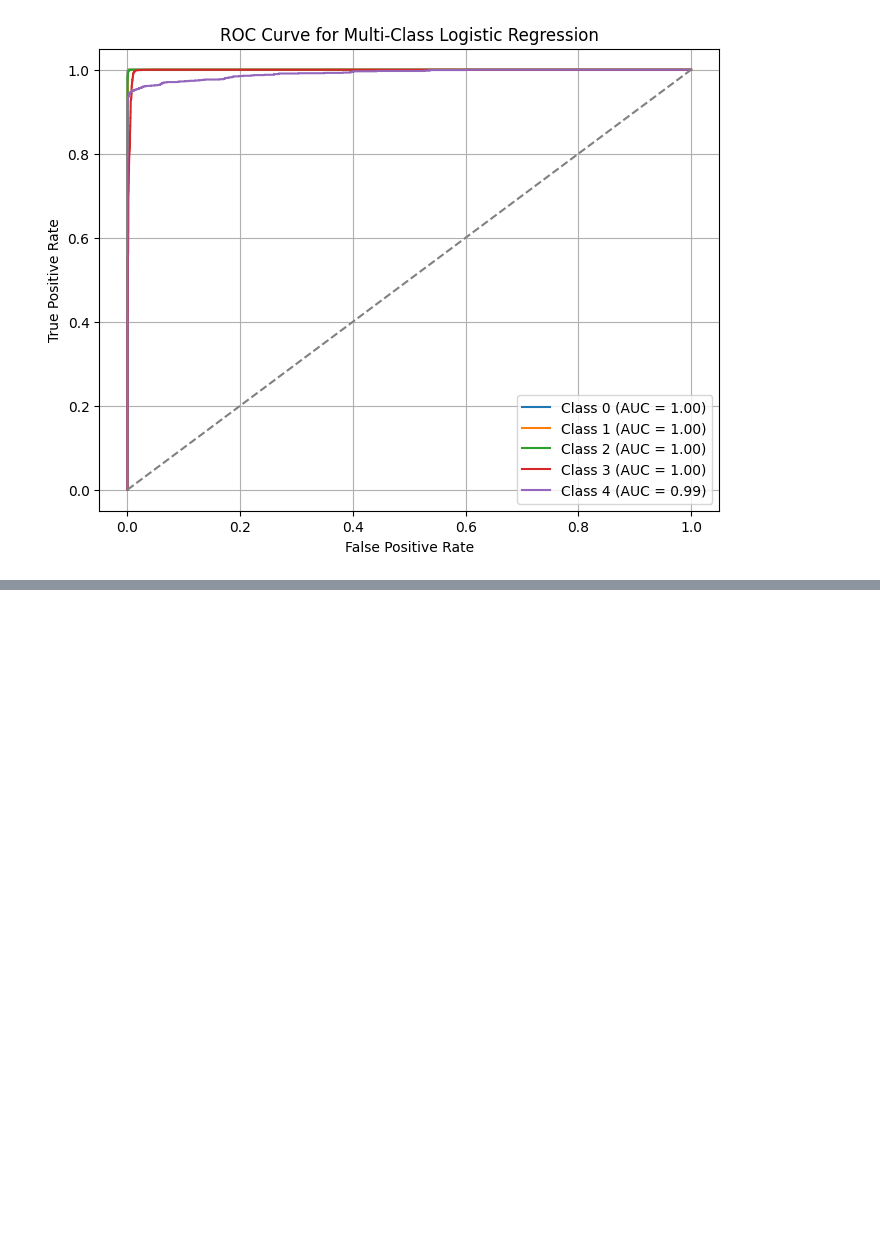
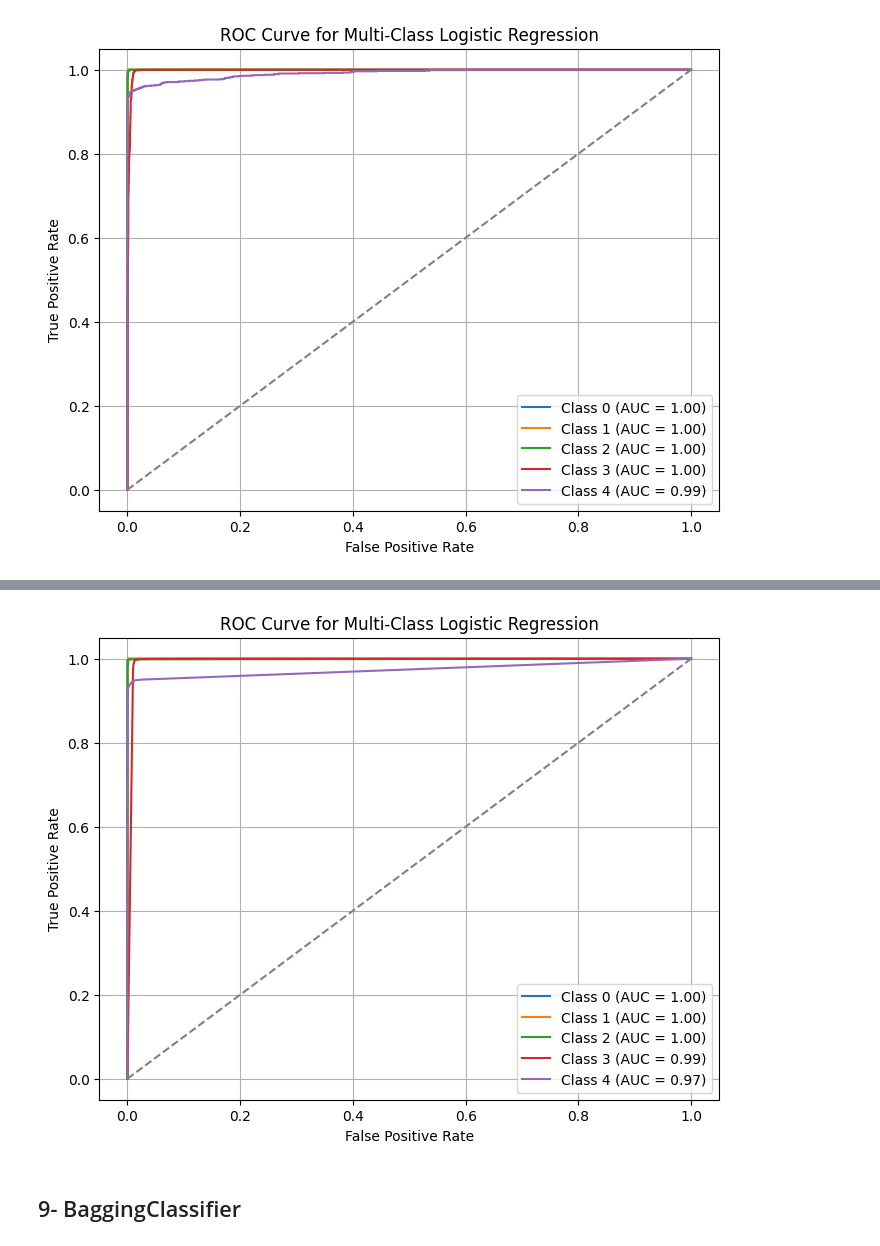
Before and after one commit to Nedal-haltam/ML-wsn-ids-ds-project, a Jupyter notebook: wsn-ids-ds-notebook.ipynb, the cells around one changed output, grey strips where cells are left out. Drawn from its saved outputs; the diff is of its cells as text; code cells hidden in the pictures; blank space fills up the shorter version.

```diff
--- a/wsn-ids-ds-notebook.ipynb
+++ b/wsn-ids-ds-notebook.ipynb
@@ -647,0 +956,24 @@ plt.show()
+# %%
+# ExtraTreesClassifier
+import sklearn.ensemble
+# make a random search for the best hyperparameters of the ExtraTreesClassifier model
+from sklearn.model_selection import RandomizedSearchCV
+from scipy.stats import uniform, randint
+param_distributions = {
+    'n_estimators': randint(10, 200),
+    'criterion': ['gini', 'entropy'],
+    'max_depth': randint(1, 20),
+    'min_samples_split': randint(2, 20),
+    'min_samples_leaf': randint(1, 20),
+    'max_features': ['auto', 'sqrt', 'log2'],
+}
+# ModelETC = sklearn.ensemble.ExtraTreesClassifier(class_weight='balanced')
+# random_search = RandomizedSearchCV(ModelETC, param_distributions, n_iter=10, cv=3, scoring='f1_weighted', random_state=42, n_jobs=-1)
+# random_search.fit(DFTrainInputScaledSelected, TrainOutput.values.ravel())
+# best_params = random_search.best_params_
+# print("Best Hyperparameters: ", best_params)
+# ModelETC = sklearn.ensemble.ExtraTreesClassifier(**best_params, class_weight='balanced')
+# ModelETC.fit(DFTrainInputScaledSelected, TrainOutput.values.ravel())
+ModelETC = sklearn.ensemble.ExtraTreesClassifier(class_weight='balanced')
+# %%
+ModelETC.fit(DFTrainInputScaledSelected, TrainOutput.values.ravel())
@@ -647,0 +982,5 @@ plt.show()
+# %%
+ypred = ModelETC.predict(DFTestInputScaledSelected)
+ypredProba = ModelETC.predict_proba(DFTestInputScaledSelected)
+ConfusionMatrixETC = sklearn.metrics.confusion_matrix(TestOutput, ypred)
+ConfusionMatrixETC
@@ -647,0 +1024,20 @@ plt.show()
+# %%
+import sklearn.metrics
+
+plt.figure(figsize=(8, 6))
+for i in range(ConfusionMatrixETC.shape[0]):
+    fpr_i, tpr_i, _ = sklearn.metrics.roc_curve(TestOutput == i, ypredProba[:, i])
+    auc = sklearn.metrics.roc_auc_score(TestOutput == i, ypredProba[:, i])
+    plt.plot(fpr_i, tpr_i, label=f"Class {i} (AUC = {auc:.2f})")
+
+plt.plot([0, 1], [0, 1], linestyle="--", color="gray")
+plt.xlabel("False Positive Rate")
+plt.ylabel("True Positive Rate")
+plt.title("ROC Curve for Multi-Class Logistic Regression")
+plt.legend()
+plt.grid()
+plt.show()
+# %% [output]
+[figure, added]
+# %% [markdown]
+## 9- BaggingClassifier
```
Also changed, not shown: parts of 52 cells of this notebook.
